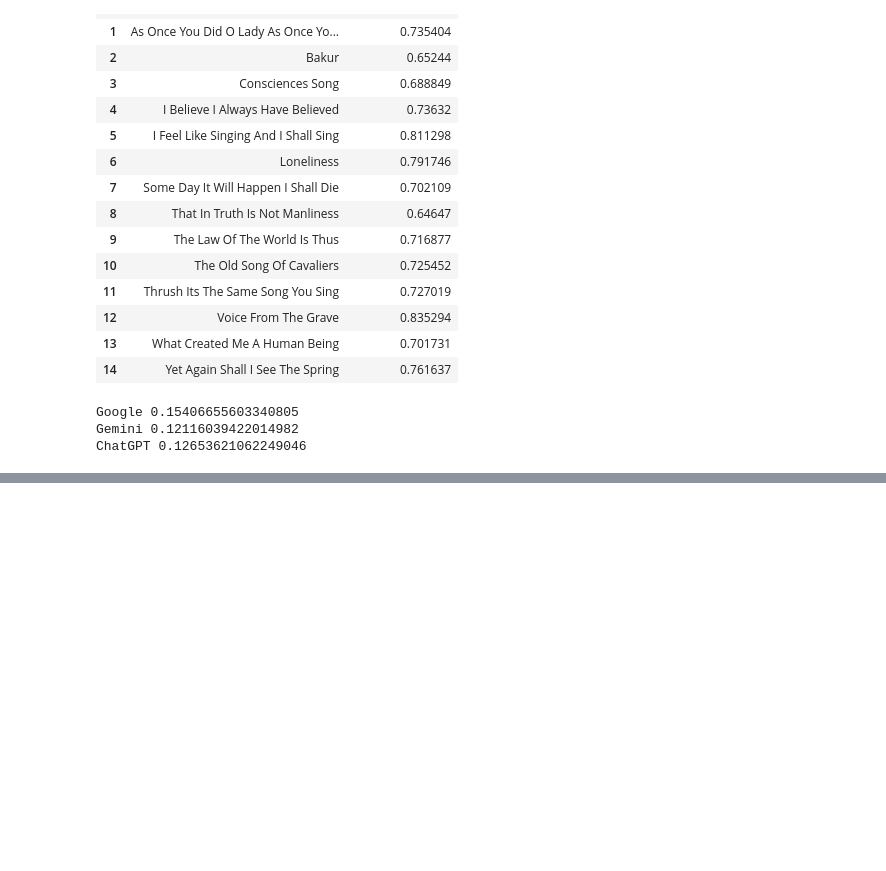
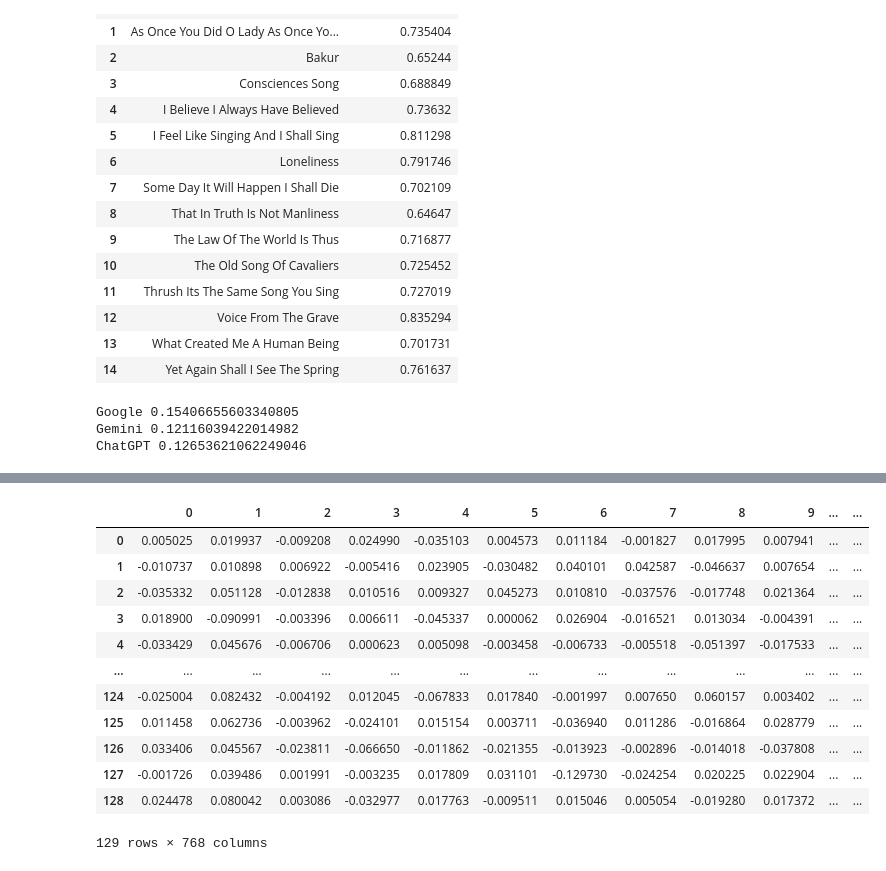
Before and after one commit to sydney-machine-learning/translationanalysis-Georgianlanguage, a Jupyter notebook: Code/Semantic_analysis.ipynb, the cells around one changed output, grey strips where cells are left out. Drawn from its saved outputs; the diff is of its cells as text; code cells hidden in the pictures; blank space fills up the shorter version.

```diff
--- a/Code/Semantic_analysis.ipynb
+++ b/Code/Semantic_analysis.ipynb
@@ -637,0 +559,17 @@ X_embedded = tsne.fit_transform(candidate_embeddings)
+# %%
+candidate_embeddings = pd.DataFrame(candidate_embeddings)
+candidate_embeddings
+# %% [output]
+|  | 0 | 1 | 2 | 3 | 4 | 5 | 6 | 7 | 8 | 9 | ... | ... |
+| 0 | 0.005025 | 0.019937 | -0.009208 | 0.024990 | -0.035103 | 0.004573 | 0.011184 | -0.001827 | 0.017995 | 0.007941 | ... | ... |
+| 1 | -0.010737 | 0.010898 | 0.006922 | -0.005416 | 0.023905 | -0.030482 | 0.040101 | 0.042587 | -0.046637 | 0.007654 | ... | ... |
+| 2 | -0.035332 | 0.051128 | -0.012838 | 0.010516 | 0.009327 | 0.045273 | 0.010810 | -0.037576 | -0.017748 | 0.021364 | ... | ... |
+| 3 | 0.018900 | -0.090991 | -0.003396 | 0.006611 | -0.045337 | 0.000062 | 0.026904 | -0.016521 | 0.013034 | -0.004391 | ... | ... |
+| 4 | -0.033429 | 0.045676 | -0.006706 | 0.000623 | 0.005098 | -0.003458 | -0.006733 | -0.005518 | -0.051397 | -0.017533 | ... | ... |
+| ... | ... | ... | ... | ... | ... | ... | ... | ... | ... | ... | ... | ... |
+| 124 | -0.025004 | 0.082432 | -0.004192 | 0.012045 | -0.067833 | 0.017840 | -0.001997 | 0.007650 | 0.060157 | 0.003402 | ... | ... |
+| 125 | 0.011458 | 0.062736 | -0.003962 | -0.024101 | 0.015154 | 0.003711 | -0.036940 | 0.011286 | -0.016864 | 0.028779 | ... | ... |
+| 126 | 0.033406 | 0.045567 | -0.023811 | -0.066650 | -0.011862 | -0.021355 | -0.013923 | -0.002896 | -0.014018 | -0.037808 | ... | ... |
+| 127 | -0.001726 | 0.039486 | 0.001991 | -0.003235 | 0.017809 | 0.031101 | -0.129730 | -0.024254 | 0.020225 | 0.022904 | ... | ... |
+| 128 | 0.024478 | 0.080042 | 0.003086 | -0.032977 | 0.017763 | -0.009511 | 0.015046 | 0.005054 | -0.019280 | 0.017372 | ... | ... |
+129 rows × 768 columns
```
Also changed, not shown: parts of 33 cells of this notebook, 6 other files.
